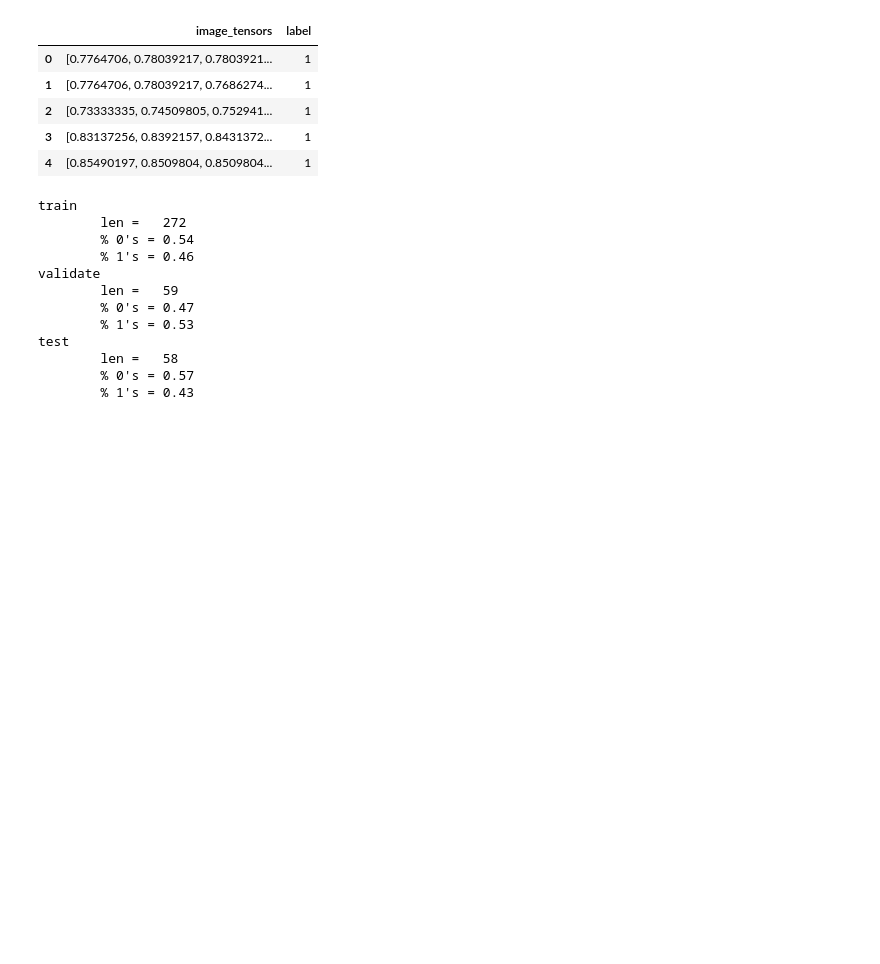
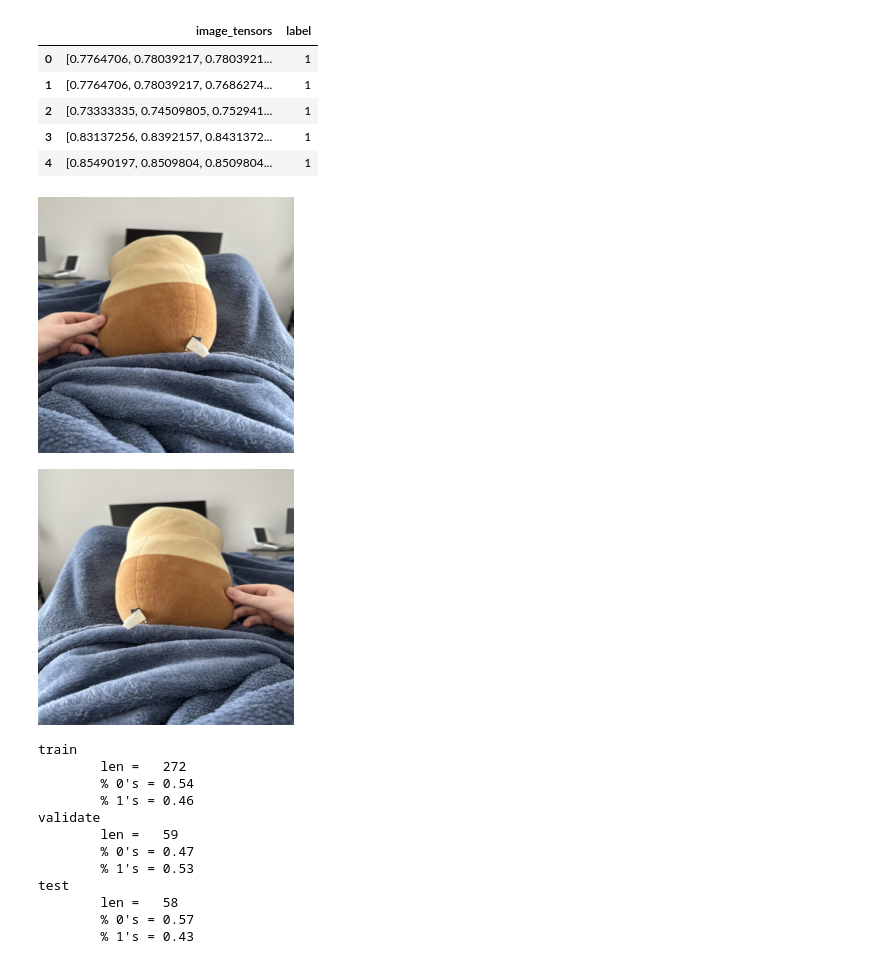
Before and after one commit to jacob-danner/machine-learning-experiments, a Jupyter notebook: CHOON/CHOON_ResNet50.ipynb, the cells around one changed output. Cells and saved outputs as stored; diff of their text form; code cells hidden in the pictures; blank space fills up the shorter version.

```diff
--- a/CHOON/CHOON_ResNet50.ipynb
+++ b/CHOON/CHOON_ResNet50.ipynb
@@ -52,6 +52,29 @@ all_df.head()
 | 2 | [0.73333335, 0.74509805, 0.752941... | 1 |
 | 3 | [0.83137256, 0.8392157, 0.8431372... | 1 |
 | 4 | [0.85490197, 0.8509804, 0.8509804... | 1 |
+# %%
+from torchvision import transforms
+import numpy as np
+
+def display_tensor_as_image(tensor: Tensor):
+    '''
+    Display a tensor of shape (196608) as a (3, 256, 256) image.
+    '''
+    tensor = tensor.view(3, 256, 256)
+
+    to_img = transforms.ToPILImage()
+    img: Image.Image = to_img(tensor)
+
+    display(img)
+
+display_tensor_as_image(tensor(all_df.iloc[0]['image_tensors']))
+# display_tensor_as_image(tensor(np.flip(all_df.iloc[0]['image_tensors'].reshape(3, 256, 256))))
+
+# display_tensor_as_image(tensor(all_df.iloc[0]['image_tensors'].reshape(3, 256, 256), axis=2).reshape(-1).copy())
+display_tensor_as_image(tensor(np.flip(all_df.iloc[0]['image_tensors'].reshape(3, 256, 256), axis=2).reshape(-1).copy()))
+# %% [output]
+[figure, added]
+[figure, added]
 # %%
 all_shuffled = all_df.sample(frac=1, random_state=3).reset_index(drop=True)
 
```
Also changed, not shown: parts of 12 cells of this notebook.
